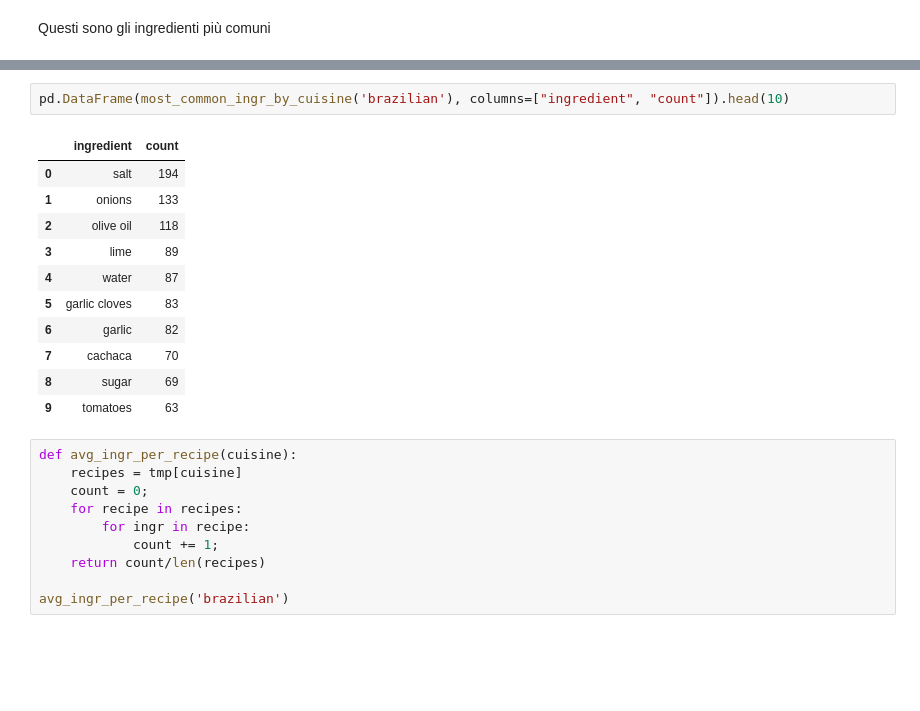
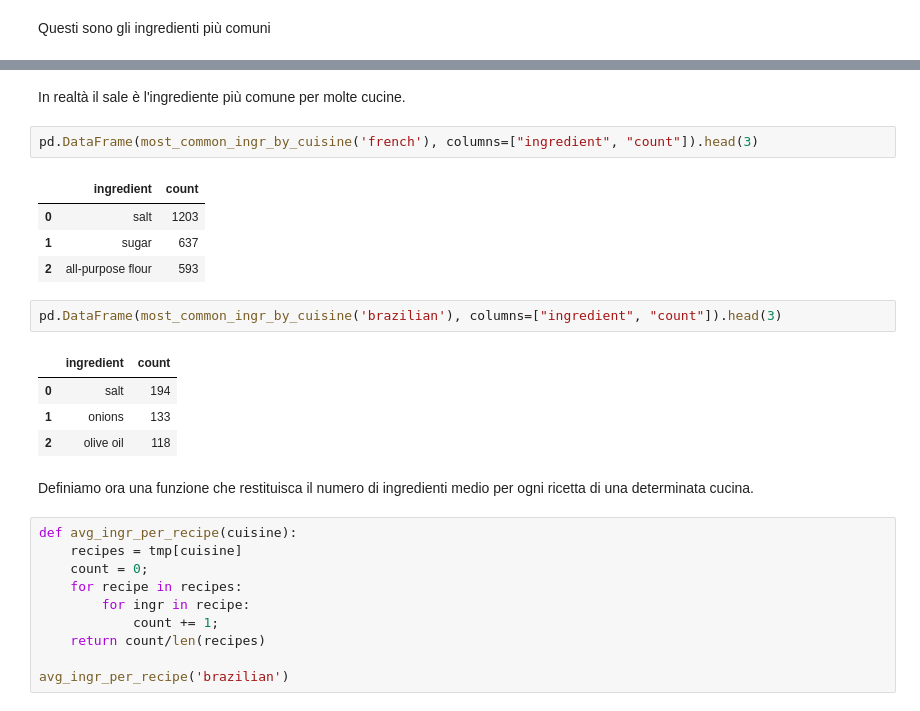
Before and after one commit to volpepe/Cooking-Challenge, a Jupyter notebook: Progetto.ipynb, the cells around one changed output, grey strips where cells are left out. Drawn from its saved outputs; the diff is of its cells as text; blank space fills up the shorter version.

```diff
--- a/Progetto.ipynb
+++ b/Progetto.ipynb
@@ -195,20 +208,24 @@ commons
 | 7 | onions | 1240 |
 | 8 | water | 1052 |
 | 9 | butter | 1030 |
+# %% [markdown]
+In realtà il sale è l'ingrediente più comune per molte cucine.
+# %%
+pd.DataFrame(most_common_ingr_by_cuisine('french'), columns=["ingredient", "count"]).head(3)
+# %% [output]
+|  | ingredient | count |
+| 0 | salt | 1203 |
+| 1 | sugar | 637 |
+| 2 | all-purpose flour | 593 |
 # %%
-pd.DataFrame(most_common_ingr_by_cuisine('brazilian'), columns=["ingredient", "count"]).head(10)
+pd.DataFrame(most_common_ingr_by_cuisine('brazilian'), columns=["ingredient", "count"]).head(3)
 # %% [output]
 |  | ingredient | count |
 | 0 | salt | 194 |
 | 1 | onions | 133 |
 | 2 | olive oil | 118 |
-| 3 | lime | 89 |
-| 4 | water | 87 |
-| 5 | garlic cloves | 83 |
-| 6 | garlic | 82 |
-| 7 | cachaca | 70 |
-| 8 | sugar | 69 |
-| 9 | tomatoes | 63 |
+# %% [markdown]
+Definiamo ora una funzione che restituisca il numero di ingredienti medio per ogni ricetta di una determinata cucina.
 # %%
 def avg_ingr_per_recipe(cuisine):
     recipes = tmp[cuisine]
```
Also changed, not shown: parts of 24 cells of this notebook, 1 other file.
